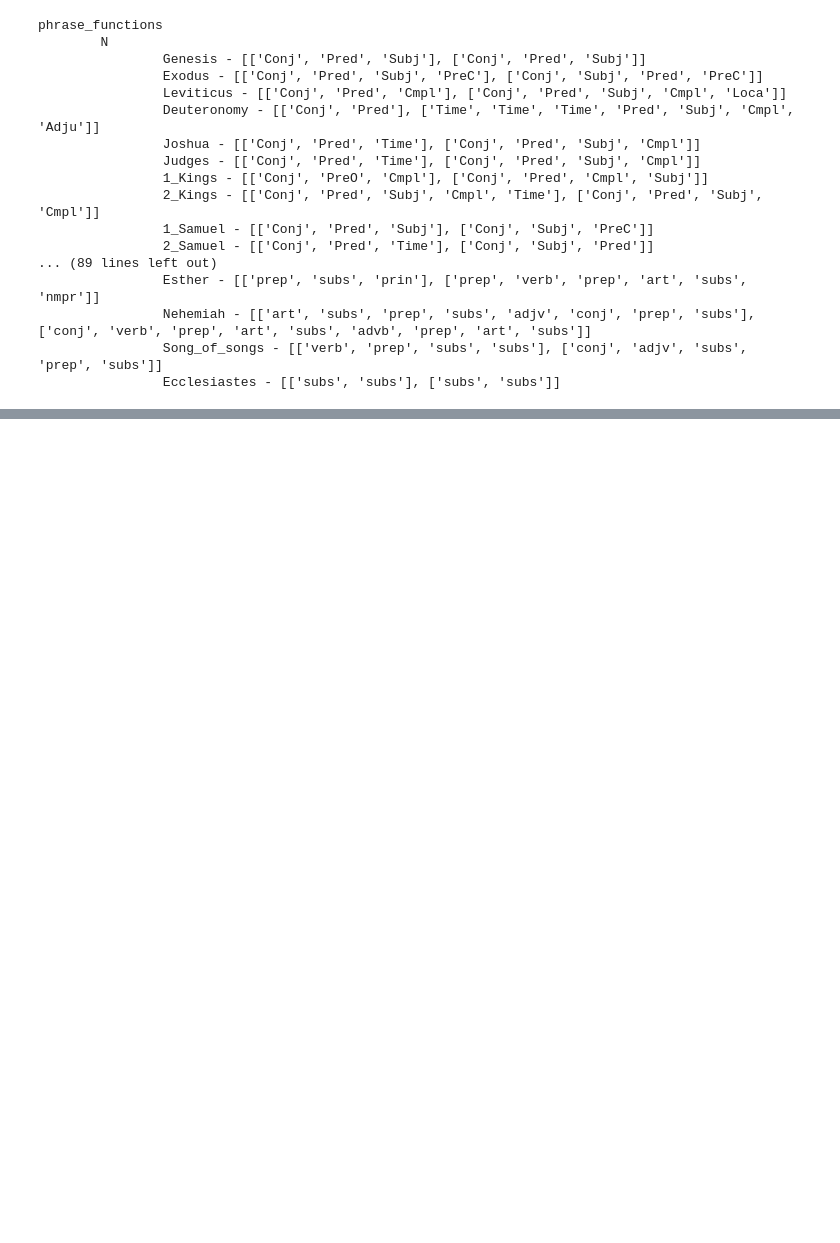
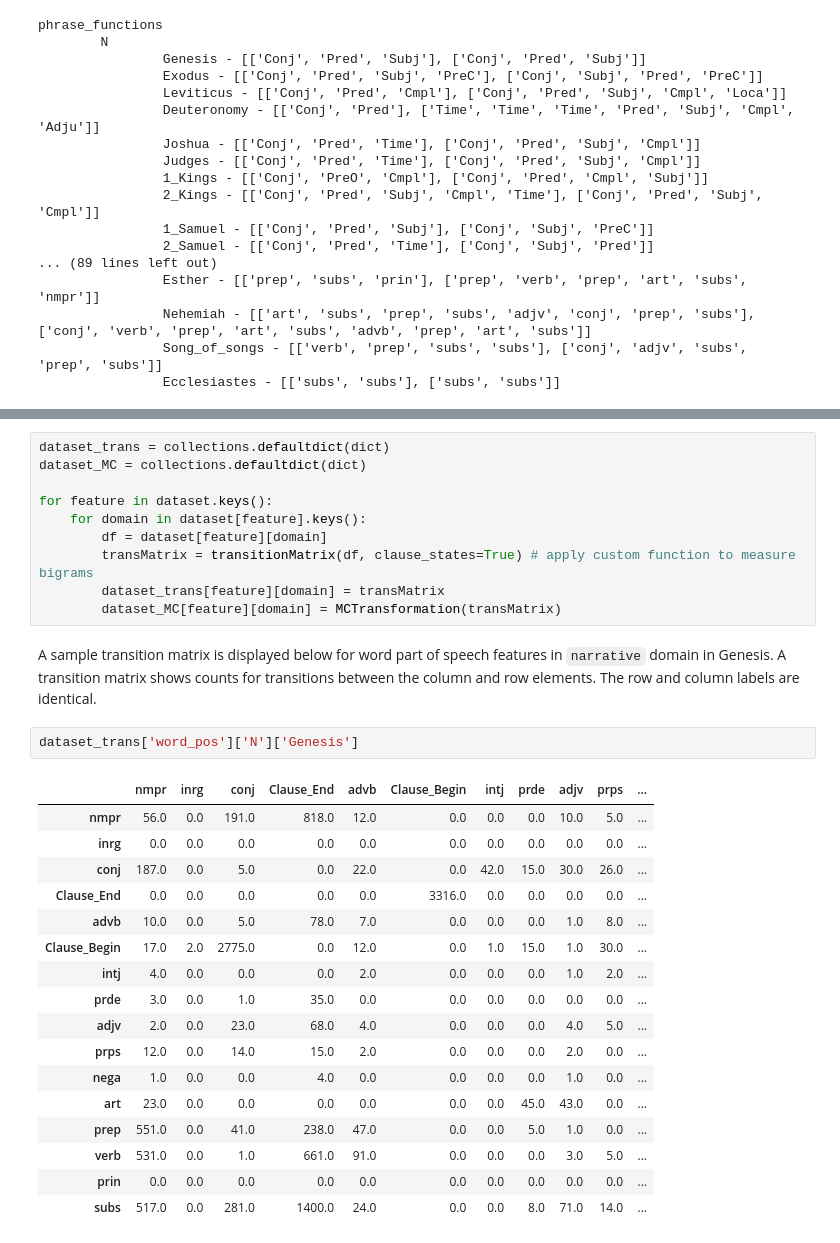
Before and after one commit to ETCBC/Probabilistic_Language_Change, a Jupyter notebook: analysis.ipynb, the cells around one changed output, grey strips where cells are left out. Drawn from its saved outputs; the diff is of its cells as text; blank space fills up the shorter version.

```diff
--- a/analysis.ipynb
+++ b/analysis.ipynb
@@ -259,0 +262,32 @@ Having now prepared and inspected our dataset, we move to construct transition p
+# %%
+dataset_trans = collections.defaultdict(dict)
+dataset_MC = collections.defaultdict(dict)
+
+for feature in dataset.keys():
+    for domain in dataset[feature].keys():
+        df = dataset[feature][domain]
+        transMatrix = transitionMatrix(df, clause_states=True) # apply custom function to measure bigrams
+        dataset_trans[feature][domain] = transMatrix
+        dataset_MC[feature][domain] = MCTransformation(transMatrix)
+# %% [markdown]
+A sample transition matrix is displayed below for word part of speech features in `narrative` domain in Genesis. A transition matrix shows counts for transitions between the column and row elements. The row and column labels are identical.
+# %%
+dataset_trans['word_pos']['N']['Genesis']
+# %% [output]
+|  | nmpr | inrg | conj | Clause_End | advb | Clause_Begin | intj | prde | adjv | prps | ... |
+| nmpr | 56.0 | 0.0 | 191.0 | 818.0 | 12.0 | 0.0 | 0.0 | 0.0 | 10.0 | 5.0 | ... |
+| inrg | 0.0 | 0.0 | 0.0 | 0.0 | 0.0 | 0.0 | 0.0 | 0.0 | 0.0 | 0.0 | ... |
+| conj | 187.0 | 0.0 | 5.0 | 0.0 | 22.0 | 0.0 | 42.0 | 15.0 | 30.0 | 26.0 | ... |
+| Clause_End | 0.0 | 0.0 | 0.0 | 0.0 | 0.0 | 3316.0 | 0.0 | 0.0 | 0.0 | 0.0 | ... |
+| advb | 10.0 | 0.0 | 5.0 | 78.0 | 7.0 | 0.0 | 0.0 | 0.0 | 1.0 | 8.0 | ... |
+| Clause_Begin | 17.0 | 2.0 | 2775.0 | 0.0 | 12.0 | 0.0 | 1.0 | 15.0 | 1.0 | 30.0 | ... |
+| intj | 4.0 | 0.0 | 0.0 | 0.0 | 2.0 | 0.0 | 0.0 | 0.0 | 1.0 | 2.0 | ... |
+| prde | 3.0 | 0.0 | 1.0 | 35.0 | 0.0 | 0.0 | 0.0 | 0.0 | 0.0 | 0.0 | ... |
+| adjv | 2.0 | 0.0 | 23.0 | 68.0 | 4.0 | 0.0 | 0.0 | 0.0 | 4.0 | 5.0 | ... |
+| prps | 12.0 | 0.0 | 14.0 | 15.0 | 2.0 | 0.0 | 0.0 | 0.0 | 2.0 | 0.0 | ... |
+| nega | 1.0 | 0.0 | 0.0 | 4.0 | 0.0 | 0.0 | 0.0 | 0.0 | 1.0 | 0.0 | ... |
+| art | 23.0 | 0.0 | 0.0 | 0.0 | 0.0 | 0.0 | 0.0 | 45.0 | 43.0 | 0.0 | ... |
+| prep | 551.0 | 0.0 | 41.0 | 238.0 | 47.0 | 0.0 | 0.0 | 5.0 | 1.0 | 0.0 | ... |
+| verb | 531.0 | 0.0 | 1.0 | 661.0 | 91.0 | 0.0 | 0.0 | 0.0 | 3.0 | 5.0 | ... |
+| prin | 0.0 | 0.0 | 0.0 | 0.0 | 0.0 | 0.0 | 0.0 | 0.0 | 0.0 | 0.0 | ... |
+| subs | 517.0 | 0.0 | 281.0 | 1400.0 | 24.0 | 0.0 | 0.0 | 8.0 | 71.0 | 14.0 | ... |
```
Also changed, not shown: parts of 3 cells of this notebook, 1 other file.
